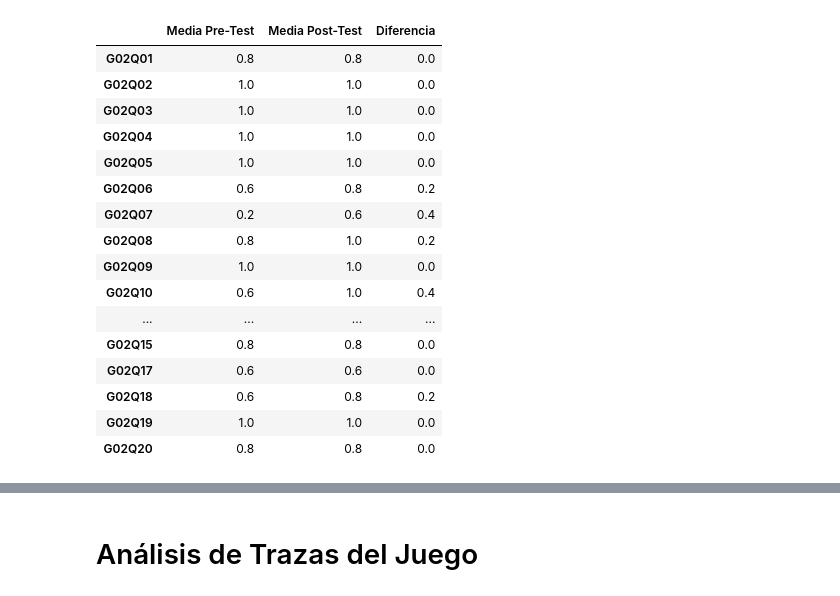
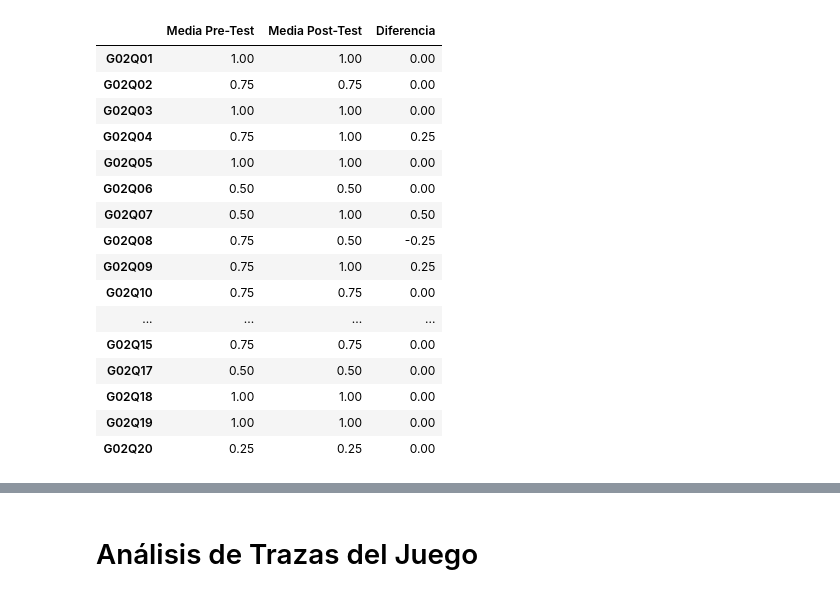
Before and after one commit to admont02/TFG-SimonaAntonova-AdrianMontero, a Jupyter notebook: AnalisisDeDatos.ipynb, the cells around one changed output, grey strips where cells are left out. Saved outputs shown, nothing was run; the diff lists cells and outputs as text; code cells hidden in the pictures.

```diff
--- a/AnalisisDeDatos.ipynb
+++ b/AnalisisDeDatos.ipynb
@@ -346,35 +431,35 @@ display(mejoras_por_pregunta)
 # %%
 # Filtrar usuarios que respondieron "A04" en la pregunta G01Q04
-usuarios_A04 = df_pre[df_pre["G01Q04"] == "AO04"]
+usuarios_A04 = df_pre[df_pre["G01Q04"] == "AO02"]
 
 # Crear nuevas tablas solo para estos usuarios
 mejoras_por_pregunta_A04 = pd.DataFrame({
     "Media Pre-Test": [usuarios_A04[q].apply(lambda x: x == respuestas_correctas[q]).mean() for q in preguntas_G02],
     "Media Post-Test": [df_post.loc[usuarios_A04.index, q].apply(lambda x: x == respuestas_correctas[q]).mean() for q in preguntas_G02]
 }, index=preguntas_G02)
 
 mejoras_por_pregunta_A04["Diferencia"] = mejoras_por_pregunta_A04["Media Post-Test"] - mejoras_por_pregunta_A04["Media Pre-Test"]
 
 # Mostrar la tabla específica
 display(mejoras_por_pregunta_A04)
 # %% [output]
 |  | Media Pre-Test | Media Post-Test | Diferencia |
-| G02Q01 | 0.8 | 0.8 | 0.0 |
-| G02Q02 | 1.0 | 1.0 | 0.0 |
-| G02Q03 | 1.0 | 1.0 | 0.0 |
-| G02Q04 | 1.0 | 1.0 | 0.0 |
-| G02Q05 | 1.0 | 1.0 | 0.0 |
-| G02Q06 | 0.6 | 0.8 | 0.2 |
-| G02Q07 | 0.2 | 0.6 | 0.4 |
-| G02Q08 | 0.8 | 1.0 | 0.2 |
-| G02Q09 | 1.0 | 1.0 | 0.0 |
-| G02Q10 | 0.6 | 1.0 | 0.4 |
+| G02Q01 | 1.00 | 1.00 | 0.00 |
+| G02Q02 | 0.75 | 0.75 | 0.00 |
+| G02Q03 | 1.00 | 1.00 | 0.00 |
+| G02Q04 | 0.75 | 1.00 | 0.25 |
+| G02Q05 | 1.00 | 1.00 | 0.00 |
+| G02Q06 | 0.50 | 0.50 | 0.00 |
+| G02Q07 | 0.50 | 1.00 | 0.50 |
+| G02Q08 | 0.75 | 0.50 | -0.25 |
+| G02Q09 | 0.75 | 1.00 | 0.25 |
+| G02Q10 | 0.75 | 0.75 | 0.00 |
 | ... | ... | ... | ... |
-| G02Q15 | 0.8 | 0.8 | 0.0 |
-| G02Q17 | 0.6 | 0.6 | 0.0 |
-| G02Q18 | 0.6 | 0.8 | 0.2 |
-| G02Q19 | 1.0 | 1.0 | 0.0 |
-| G02Q20 | 0.8 | 0.8 | 0.0 |
+| G02Q15 | 0.75 | 0.75 | 0.00 |
+| G02Q17 | 0.50 | 0.50 | 0.00 |
+| G02Q18 | 1.00 | 1.00 | 0.00 |
+| G02Q19 | 1.00 | 1.00 | 0.00 |
+| G02Q20 | 0.25 | 0.25 | 0.00 |
 # %%
 import matplotlib.pyplot as plt
 import seaborn as sns
```
Also changed, not shown: parts of 17 cells of this notebook, 8 other files.
